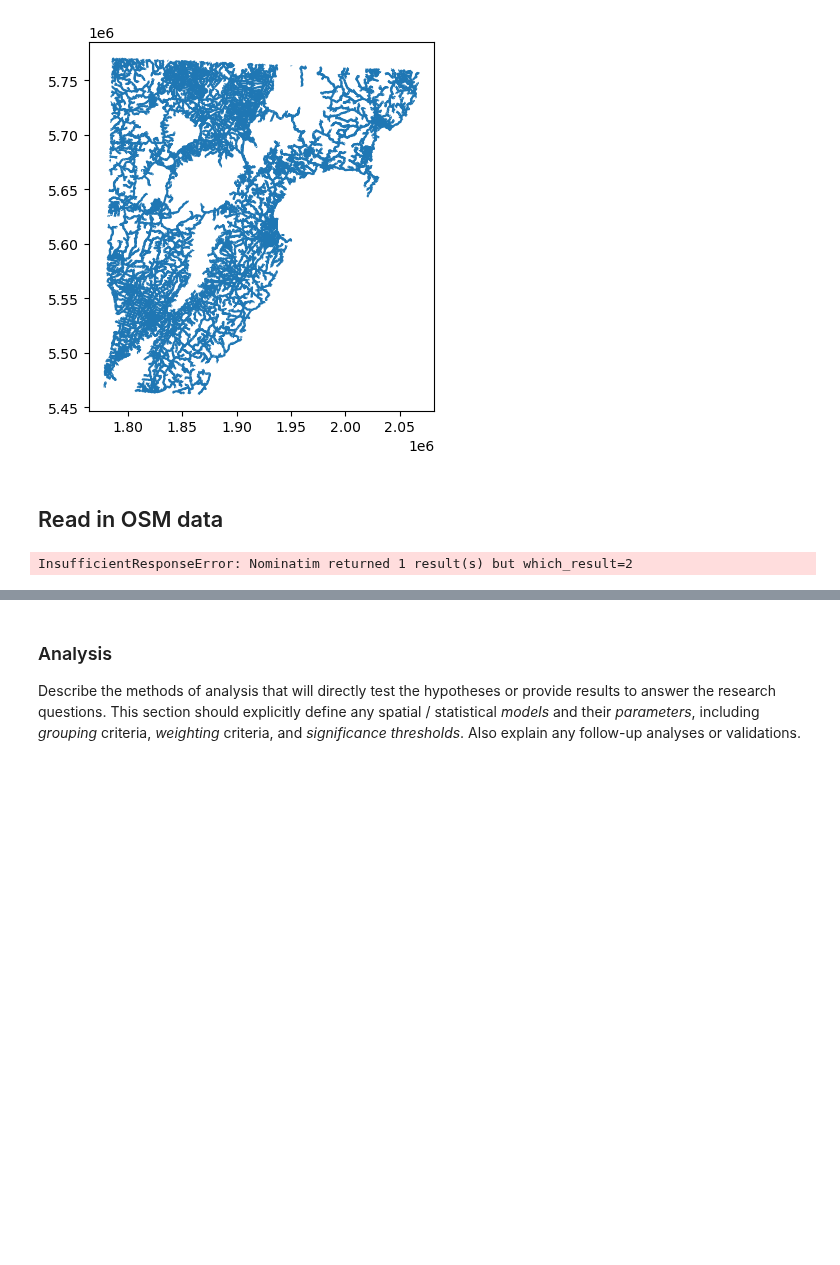
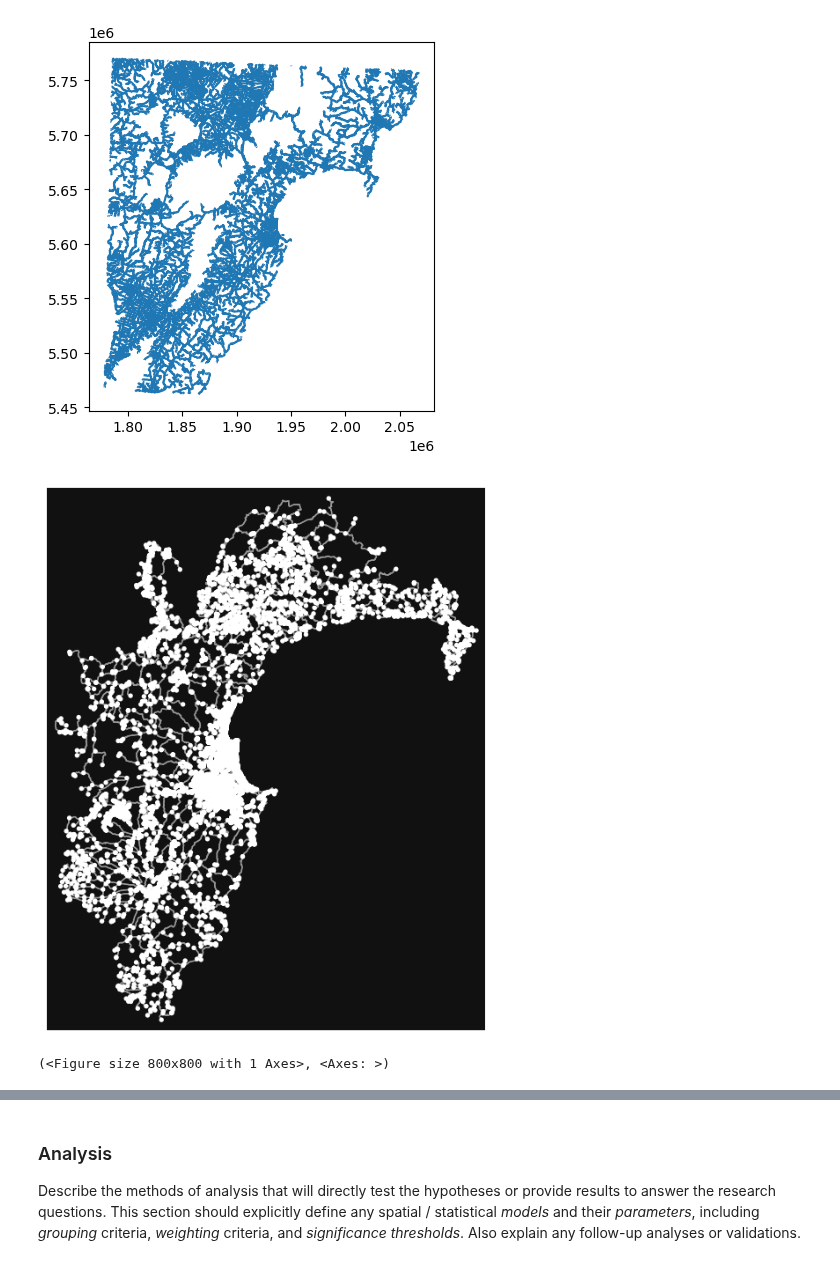
Before and after one commit to gsokolow/Flooding-and-Healthcare-2024, a Jupyter notebook: procedure/code/01-Jupyter_notebook.ipynb, the cells around one changed output, grey strips where cells are left out. Saved outputs shown, nothing was run; the diff lists cells and outputs as text; code cells hidden in the pictures; blank space fills up the shorter version.

Commit message:
messing around with joining centroids to osm data

```diff
--- a/procedure/code/01-Jupyter_notebook.ipynb
+++ b/procedure/code/01-Jupyter_notebook.ipynb
@@ -276,21 +317,11 @@ rds.plot()
 # %% [output]
 <Axes: >
 [figure]
-# %% [markdown]
-## Read in OSM data
-# %%
-# going to try to use this; will see! https://python.plainenglish.io/osmnx-the-fastest-way-to-get-data-from-openstreetmaps-731419d4dc31
-#location
-region_name = "New Zealand"
-#or 'City, Country' if you have city that meets more
-#...than one time in the world
-
-#sometimes you need to play with which_result parameter
-#because you can receive node point, not the polygon
-region = ox.geocoder.geocode_to_gdf(region_name, which_result=2)
-
-region.plot(figsize=(15,15))
-plt.title(region_name, fontdict={'fontsize':15})
-plt.grid()
-# %% [output]
-InsufficientResponseError: Nominatim returned 1 result(s) but which_result=2
+# %%
+# alternate osm
+
+G = ox.graph_from_place("Hawke's Bay, New Zealand")
+ox.plot_graph(G)
+# %% [output]
+[figure, added]
+(<Figure size 800x800 with 1 Axes>, <Axes: >)
```
Also changed, not shown: parts of 20 cells of this notebook, 22 other files.
